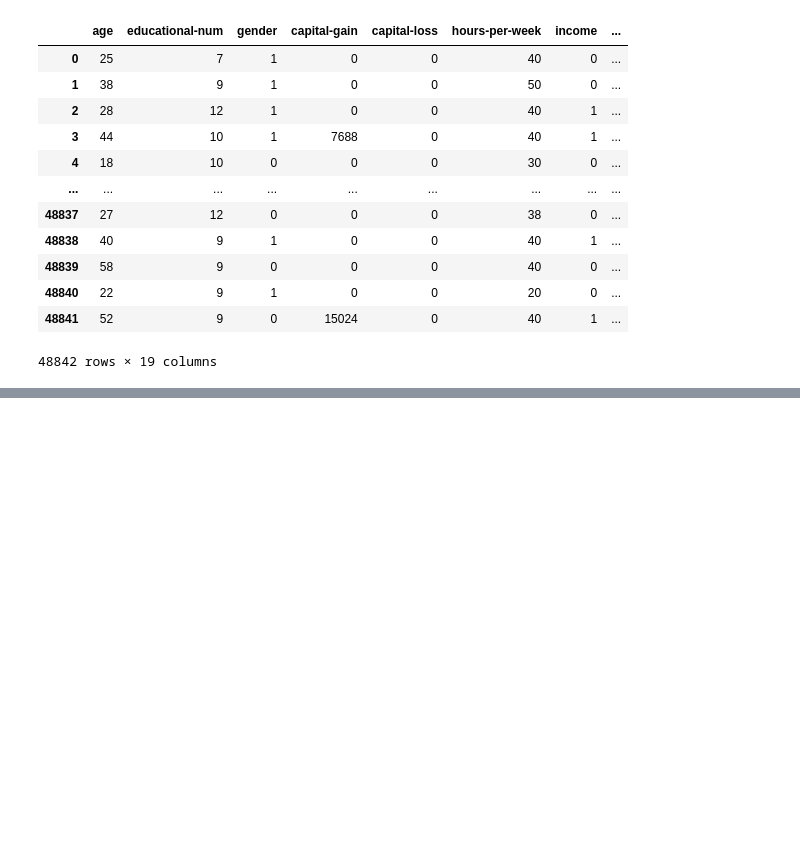
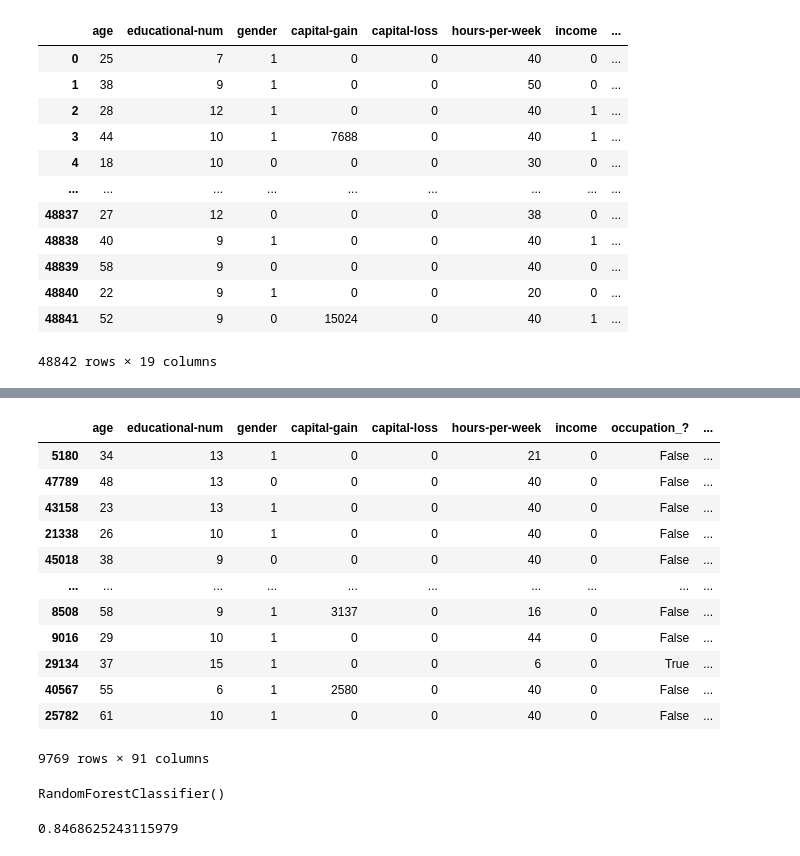
Before and after one commit to laauuugc/Income, a Jupyter notebook: Main.ipynb, the cells around one changed output, grey strips where cells are left out. Cells and saved outputs as stored; diff of their text form; code cells hidden in the pictures; blank space fills up the shorter version.

```diff
--- a/Main.ipynb
+++ b/Main.ipynb
@@ -190,0 +214,16 @@ sns.heatmap(df_dropped.corr(), annot=True, cmap='coolwarm')
+# %%
+test_df
+# %% [output]
+|  | age | educational-num | gender | capital-gain | capital-loss | hours-per-week | income | occupation_? | ... |
+| 5180 | 34 | 13 | 1 | 0 | 0 | 21 | 0 | False | ... |
+| 47789 | 48 | 13 | 0 | 0 | 0 | 40 | 0 | False | ... |
+| 43158 | 23 | 13 | 1 | 0 | 0 | 40 | 0 | False | ... |
+| 21338 | 26 | 10 | 1 | 0 | 0 | 40 | 0 | False | ... |
+| 45018 | 38 | 9 | 0 | 0 | 0 | 40 | 0 | False | ... |
+| ... | ... | ... | ... | ... | ... | ... | ... | ... | ... |
+| 8508 | 58 | 9 | 1 | 3137 | 0 | 16 | 0 | False | ... |
+| 9016 | 29 | 10 | 1 | 0 | 0 | 44 | 0 | False | ... |
+| 29134 | 37 | 15 | 1 | 0 | 0 | 6 | 0 | True | ... |
+| 40567 | 55 | 6 | 1 | 2580 | 0 | 40 | 0 | False | ... |
+| 25782 | 61 | 10 | 1 | 0 | 0 | 40 | 0 | False | ... |
+9769 rows × 91 columns
@@ -190,0 +236,10 @@ sns.heatmap(df_dropped.corr(), annot=True, cmap='coolwarm')
+# %%
+forest = RandomForestClassifier()
+
+forest.fit(train_X, train_y)
+# %% [output]
+RandomForestClassifier()
+# %%
+forest.score(test_X, test_y)
+# %% [output]
+0.8468625243115979
```
Also changed, not shown: parts of 15 cells of this notebook.
